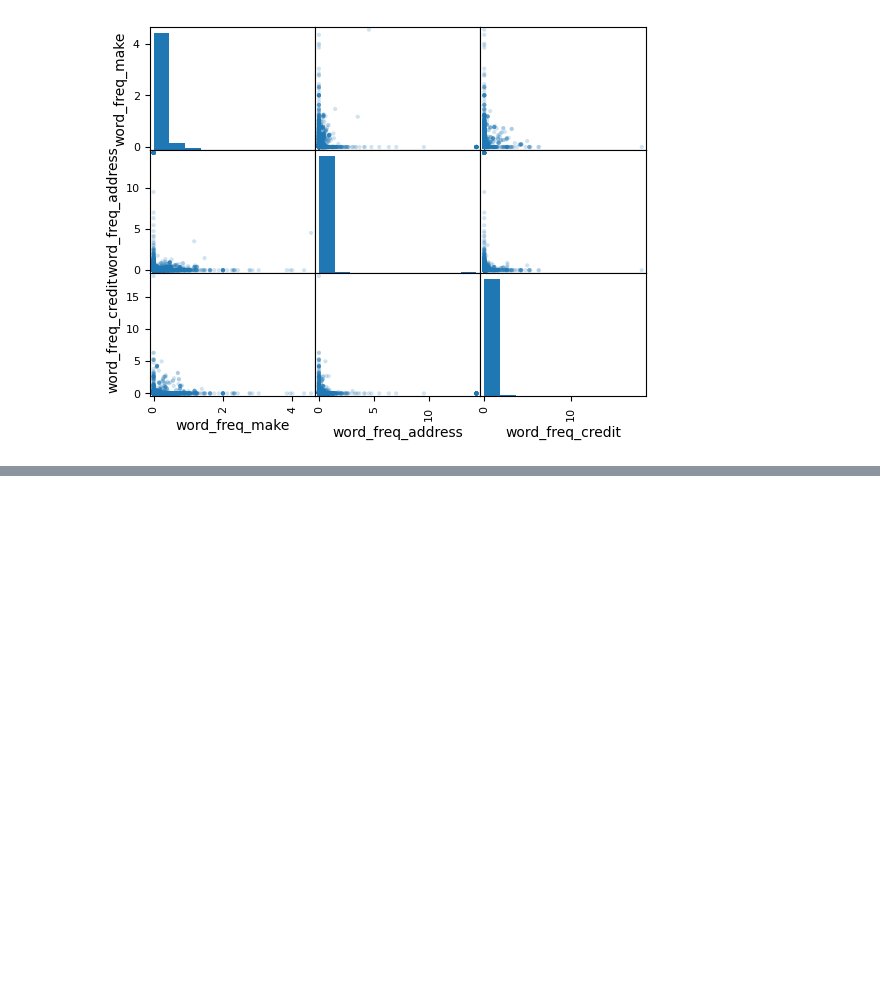
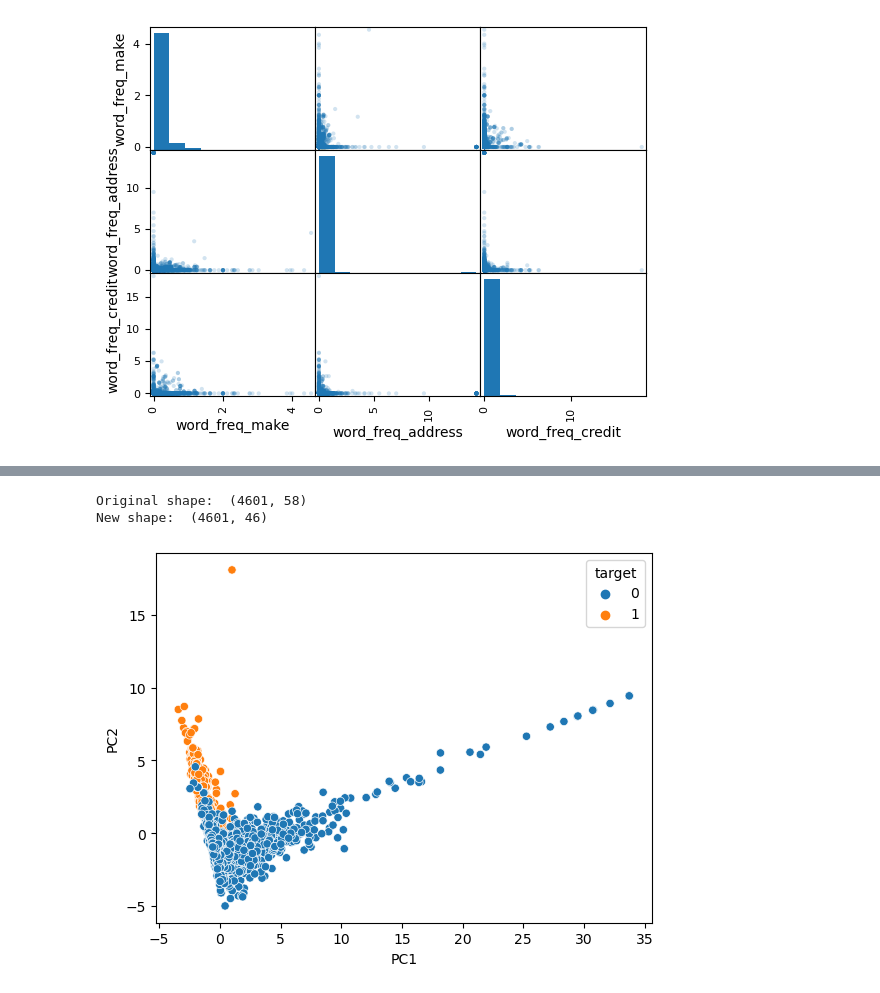
Before and after one commit to AbdullahShiraz/Email_Classification_using_ML, a Jupyter notebook: Model.ipynb, the cells around one changed output, grey strips where cells are left out. Saved outputs shown, nothing was run; the diff lists cells and outputs as text; code cells hidden in the pictures; blank space fills up the shorter version.

```diff
--- a/Model.ipynb
+++ b/Model.ipynb
@@ -180,0 +196,33 @@ plt.show()
+# %%
+# Calculating the eigenvectors and eigenvalues of the covariance matrix
+eigenvalues, eigenvectors = np.linalg.eig(covariance_matrix)
+# %%
+# Choosing the number of principal components
+explained_variance_ratio = eigenvalues / np.sum(eigenvalues)
+cumulative_explained_variance_ratio = np.cumsum(explained_variance_ratio)
+num_components = np.argmax(cumulative_explained_variance_ratio >= 0.8) + 1
+# %%
+# Putting the data onto the new coordinate system
+from sklearn.decomposition import PCA
+pca = PCA(n_components=num_components)
+X_pca = pca.fit_transform(X)
+# %%
+# Displaying the original shape of the data and the new shape after PCA
+print("Original shape: ", X.shape)
+print("New shape: ", X_pca.shape)
+# %% [output]
+Original shape:  (4601, 58)
+New shape:  (4601, 46)
+# %%
+# Creating a new dataframe with the principal components and the target variable
+df = pd.DataFrame(data = X_pca, columns = [f'PC{i}' for i in range(1, X_pca.shape[1]+1)])
+df['target'] = y
+# %%
+import matplotlib.pyplot as plt
+import seaborn as sns
+%matplotlib inline
+# Visualizing the results
+sns.scatterplot(x='PC1', y='PC2', hue='target', data=df)
+plt.show()
+# %% [output]
+[figure, added]
```
Also changed, not shown: parts of 6 cells of this notebook.
